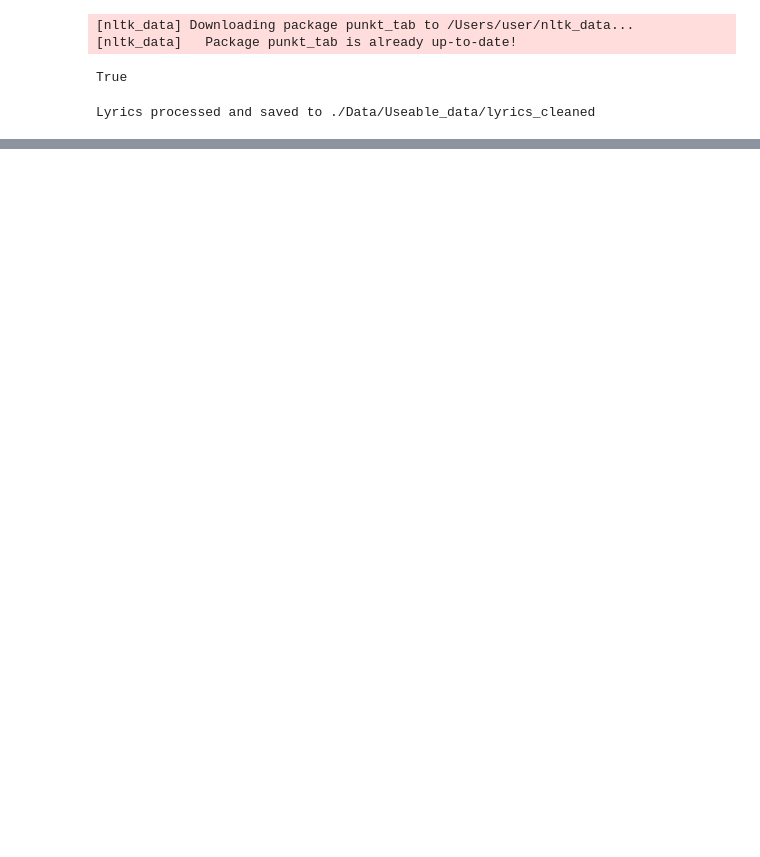
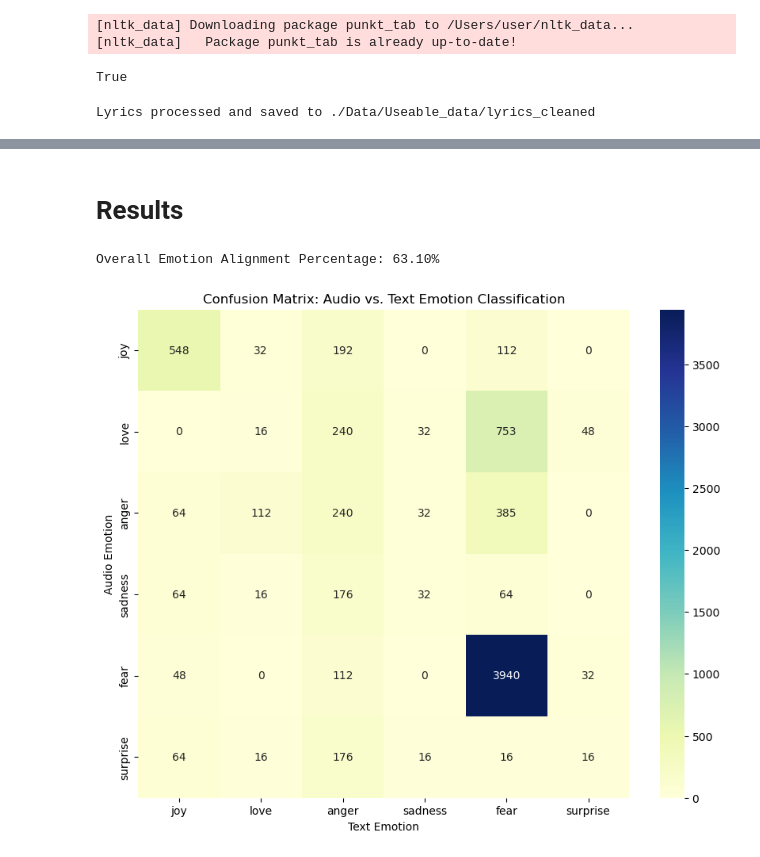
Before and after one commit to Ranvirsv/Emotion_Analysis_Music-Lyrics, a Jupyter notebook: Final_Project.ipynb, the cells around one changed output, grey strips where cells are left out. Drawn from its saved outputs; the diff is of its cells as text; code cells hidden in the pictures; blank space fills up the shorter version.

```diff
--- a/Final_Project.ipynb
+++ b/Final_Project.ipynb
@@ -715,0 +534,5 @@ Results have been saved to mulan_emotional_analysis_results.txt
+# %%
+merged_df['lyrics_dominant_emotion'] = merged_df['lyrics_emotions'].apply(lambda emotion_dict: max(emotion_dict, key=emotion_dict.get))
+
+print("\nLyrics Dominant Emotions:")
+print(merged_df['lyrics_dominant_emotion'].value_counts())
@@ -715,0 +595,8 @@ Results have been saved to mulan_emotional_analysis_results.txt
+# %%
+deam_df['emotion'] = deam_df.apply(
+    lambda row: map_to_emotion(row[' valence_norm'], row[' arousal_norm']), axis=1
+)
+
+# Display the emotion distribution
+print("\nEmotion Distribution:")
+print(deam_df['emotion'].value_counts())
@@ -715,0 +613,3 @@ Results have been saved to mulan_emotional_analysis_results.txt
+# %%
+deam_df['song_id'] = deam_df['song_id'].astype(str)
+merged_df['audio_emotion'] = merged_df['audio_file'].map(deam_df.set_index('song_id')['emotion'])
@@ -715,0 +625,33 @@ Results have been saved to mulan_emotional_analysis_results.txt
+# %% [markdown]
+# Results
+# %%
+audio_emotions = merged_df[['audio_file', 'audio_emotion']].rename(columns={'audio_emotion': 'audio_emotion_label'})
+text_emotions = merged_df[['audio_file', 'lyrics_dominant_emotion']].rename(columns={'lyrics_dominant_emotion': 'text_emotion_label'})
+
+# Merge the two emotion labels
+emotion_comparison_df = pd.merge(audio_emotions, text_emotions, on='audio_file', how='inner')
+
+emotion_comparison_df['emotion_aligned'] = emotion_comparison_df['audio_emotion_label'] == emotion_comparison_df['text_emotion_label']
+
+# Calculate overall alignment percentage
+alignment_percentage = emotion_comparison_df['emotion_aligned'].mean() * 100
+print(f"Overall Emotion Alignment Percentage: {alignment_percentage:.2f}%")
+# %% [output]
+Overall Emotion Alignment Percentage: 63.10%
+# %%
+from sklearn.metrics import confusion_matrix
+
+cm = confusion_matrix(emotion_comparison_df['audio_emotion_label'], emotion_comparison_df['text_emotion_label'])
+
+emotion_labels = ['joy', 'love', 'anger', 'sadness', 'fear', 'surprise']
+
+# Plot heatmap
+plt.figure(figsize=(10, 8))
+sns.heatmap(cm, annot=True, fmt="d", cmap="YlGnBu",
+            xticklabels=emotion_labels, yticklabels=emotion_labels)
+plt.xlabel('Text Emotion')
+plt.ylabel('Audio Emotion')
+plt.title('Confusion Matrix: Audio vs. Text Emotion Classification')
+plt.show()
+# %% [output]
+[figure, added]
```
Also changed, not shown: parts of 30 cells of this notebook, 8 other files.
